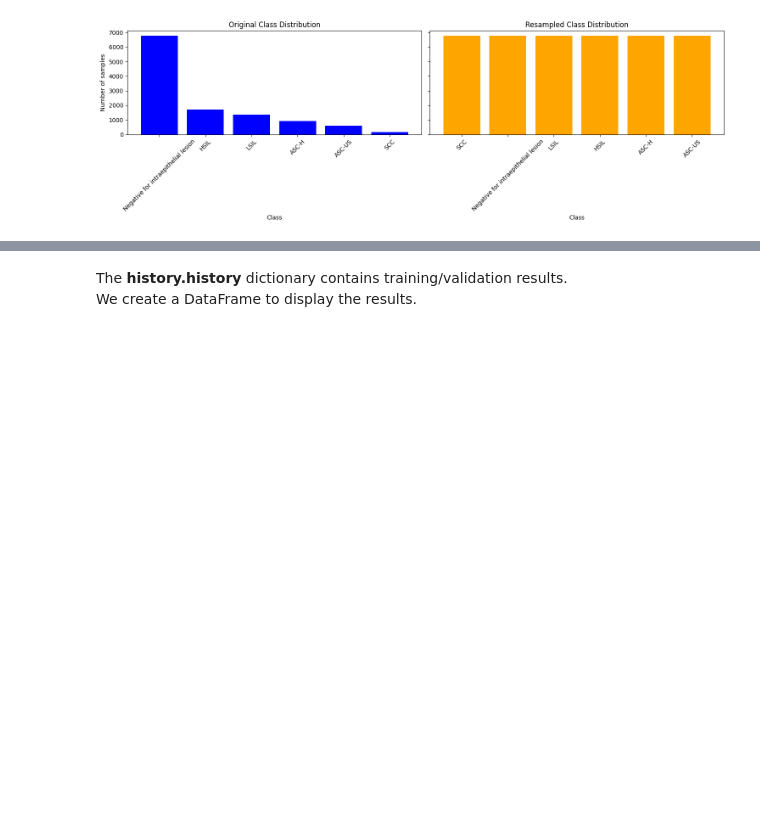
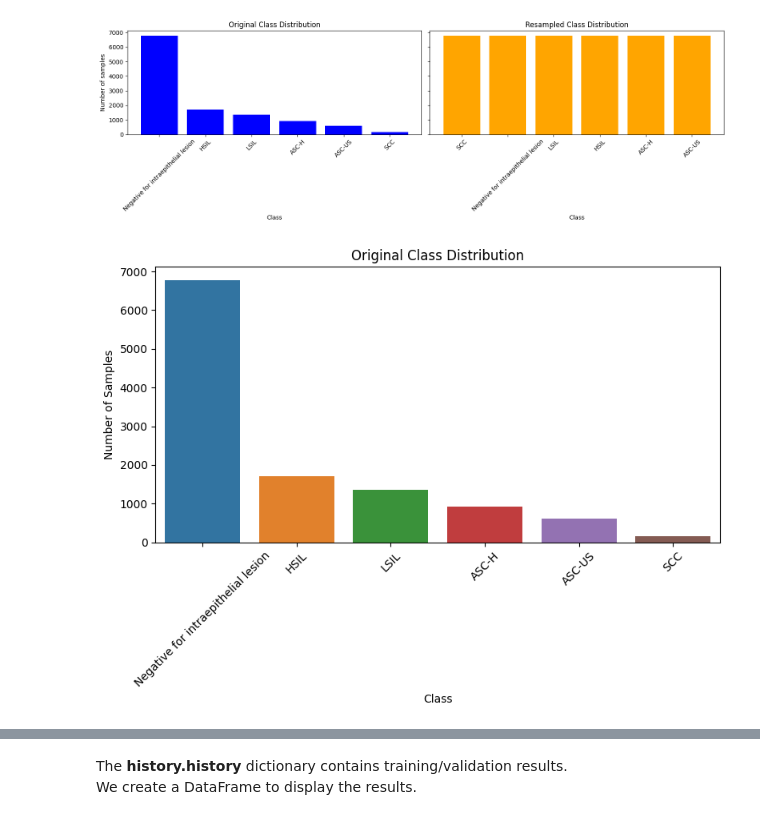
Before and after one commit to mwarejohn/cervical-cancer-diagnosis, a Jupyter notebook: cervical-cancer-diagnosis.ipynb, the cells around one changed output, grey strips where cells are left out. Cells and saved outputs as stored; diff of their text form; code cells hidden in the pictures; blank space fills up the shorter version.

```diff
--- a/cervical-cancer-diagnosis.ipynb
+++ b/cervical-cancer-diagnosis.ipynb
@@ -121,5 +131,17 @@ ASC-H                                  6779
 ASC-US                                 6779
 Name: bethesda_system, dtype: int64
 [figure]
+# %%
+# Original class distribution plot for reporting purpose.
+plt.figure(figsize=(8, 6))  # Adjust the figure size as needed
+sns.barplot(x=original_class_distribution.index, y=original_class_distribution.values)
+plt.title('Original Class Distribution')
+plt.xlabel('Class')
+plt.ylabel('Number of Samples')
+plt.xticks(rotation=45)  # Rotate class labels for better visibility
+plt.tight_layout()
+plt.show()
+# %% [output]
+[figure, added]
 # %% [markdown]
 ## Split data
```
Also changed, not shown: parts of 27 cells of this notebook, 1 other file.
